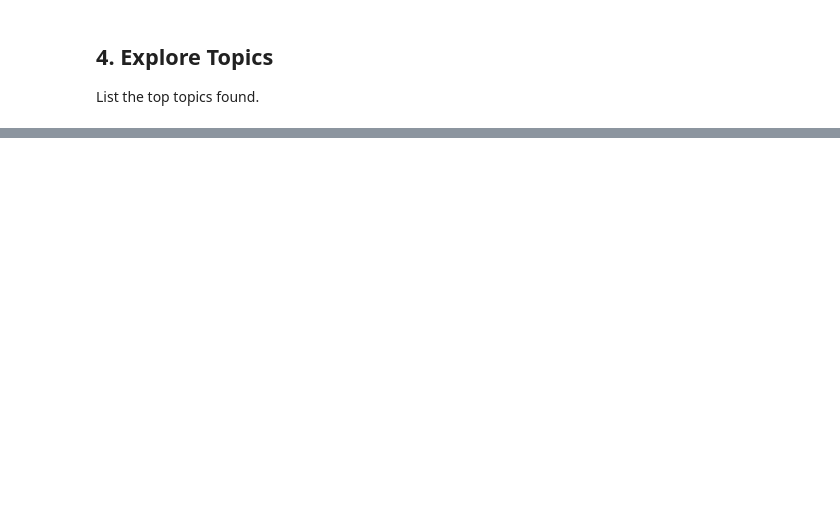
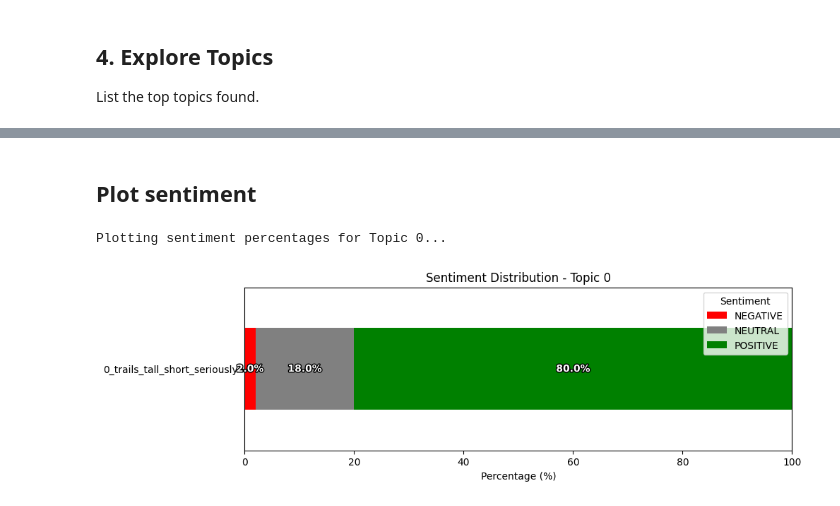
Before and after one commit to HubertKozubek/VoC-Pipeline, a Jupyter notebook: notebooks/exploration.ipynb, the cells around one changed output, grey strips where cells are left out. Saved outputs shown, nothing was run; the diff lists cells and outputs as text; code cells hidden in the pictures; blank space fills up the shorter version.

Commit message:
Exploring reviews with added sentiment

```diff
--- a/notebooks/exploration.ipynb
+++ b/notebooks/exploration.ipynb
@@ -132,0 +194,57 @@ print(topic_info.head(10))
+# %% [markdown]
+## Plot sentiment
+# %%
+import matplotlib.pyplot as plt
+import matplotlib.patheffects as pe
+
+#Example topic
+topic_id = 0
+
+doc_info = topic_model.get_document_info(docs)
+doc_info['Sentiment'] = sentiment_labels
+
+
+topic_data = doc_info[doc_info['Topic'] == topic_id]
+topic_name = topic_data.iloc[0]["Name"]
+
+print(f"Plotting sentiment percentages for Topic {topic_id}...")
+
+
+sentiment_counts = topic_data['Sentiment'].value_counts()
+
+
+custom_order = ['NEGATIVE', 'NEUTRAL', 'POSITIVE']
+sentiment_counts = sentiment_counts.reindex(custom_order, fill_value=0)
+
+
+total = sentiment_counts.sum()
+sentiment_pcts = (sentiment_counts / total) * 100
+
+
+df_plot = pd.DataFrame([sentiment_pcts], index=[topic_name])
+
+
+ax = df_plot.plot(
+    kind='barh',
+    stacked=True,
+    color=['red', 'gray', 'green'],
+    figsize=(10, 3)
+)
+
+
+plt.title(f'Sentiment Distribution - Topic {topic_id}')
+plt.xlabel('Percentage (%)')
+plt.xlim(0, 100)
+
+
+for c in ax.containers:
+    # bar_label returns a list of Text objects
+    labels = ax.bar_label(c, fmt='%.1f%%', label_type='center', color='white', weight='bold')
+    # Apply path effects to each label to create the border/outline
+    for label in labels:
+        label.set_path_effects([pe.withStroke(linewidth=2, foreground="black")])
+
+plt.show()
+# %% [output]
+Plotting sentiment percentages for Topic 0...
+[figure, added]
```
Also changed, not shown: parts of 7 cells of this notebook, 3 other files.
